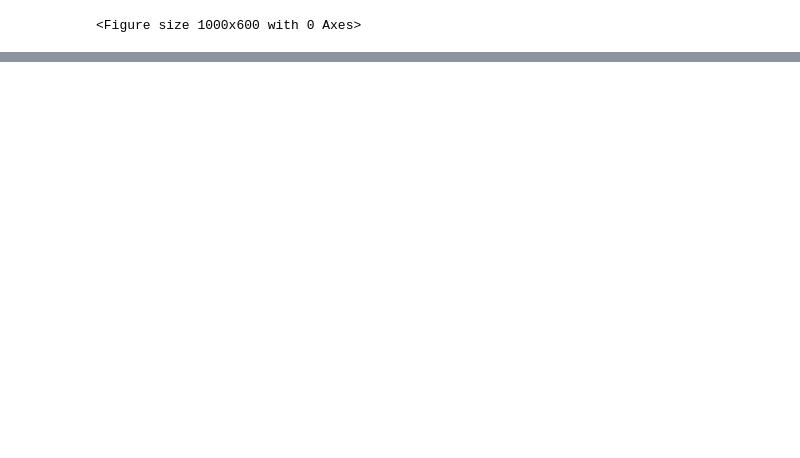
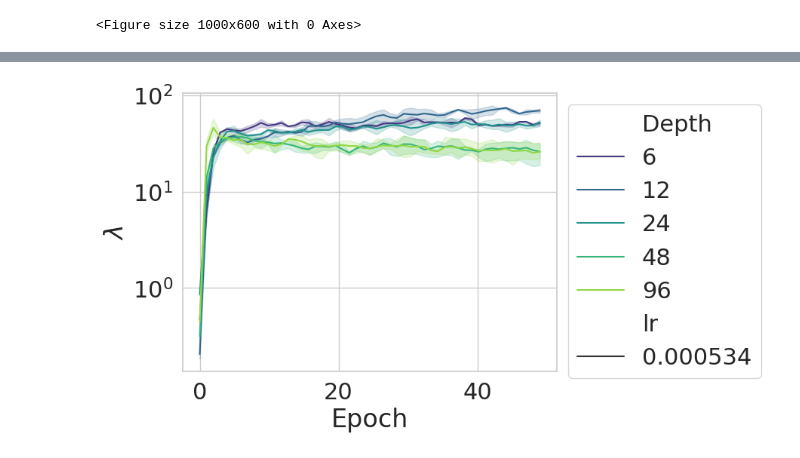
Before and after one commit to lorenzonoci/nn_large_depth_width_landscape, a Jupyter notebook: visualize.ipynb, the cells around one changed output, grey strips where cells are left out. Drawn from its saved outputs; the diff is of its cells as text; code cells hidden in the pictures; blank space fills up the shorter version.

```diff
--- a/visualize.ipynb
+++ b/visualize.ipynb
@@ -170,0 +195,21 @@ fig.show()
+# %%
+palette=sns.color_palette("viridis", n_colors=5)
+nlayers = 2
+df2 = df[df['lr'] == lrs[4]]
+df2 = df2[df2['k_layers'] == nlayers]
+df2['top_eig'] *= 32
+df2['top_eig'] = df2.groupby(['seed', 'Depth'])['top_eig'].transform(lambda x: x.rolling(window=2, min_periods=1).mean())
+
+# df2['top_eig'] *= (1 / np.sqrt(nlayers*df2['depth_mult']))
+
+fig, ax = plt.subplots(ncols=1, nrows=1)
+palettes = [sns.color_palette('viridis', 5)]
+sns.lineplot(df2, x='Epoch', y=f'top_eig', hue='Depth', style='lr', ax=ax, palette=palettes[0], legend=ki==0)
+sns.move_legend(ax, loc='upper left', bbox_to_anchor=(1, 1))
+ax.set_yscale('log')
+# ax.set_ylim(6e-2)
+ax.set_ylabel('$\lambda$')
+fig.savefig('conv_cifar10_muadam_no_scaling_sharpness_2_per_block.pdf', bbox_inches='tight')
+fig.show()
+# %% [output]
+[figure, added]
```
Also changed, not shown: parts of 6 cells of this notebook, 4 other files.
